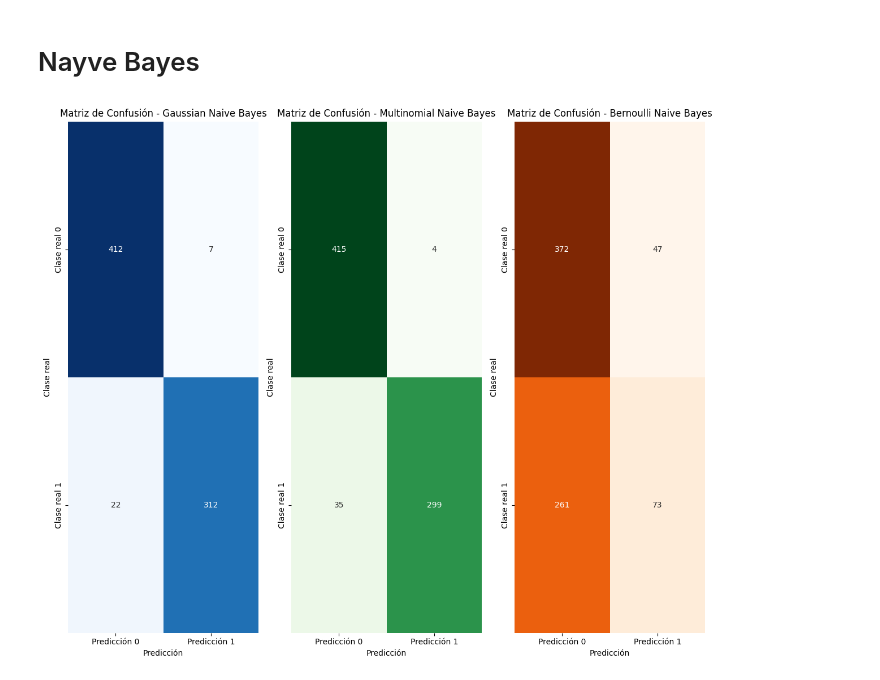
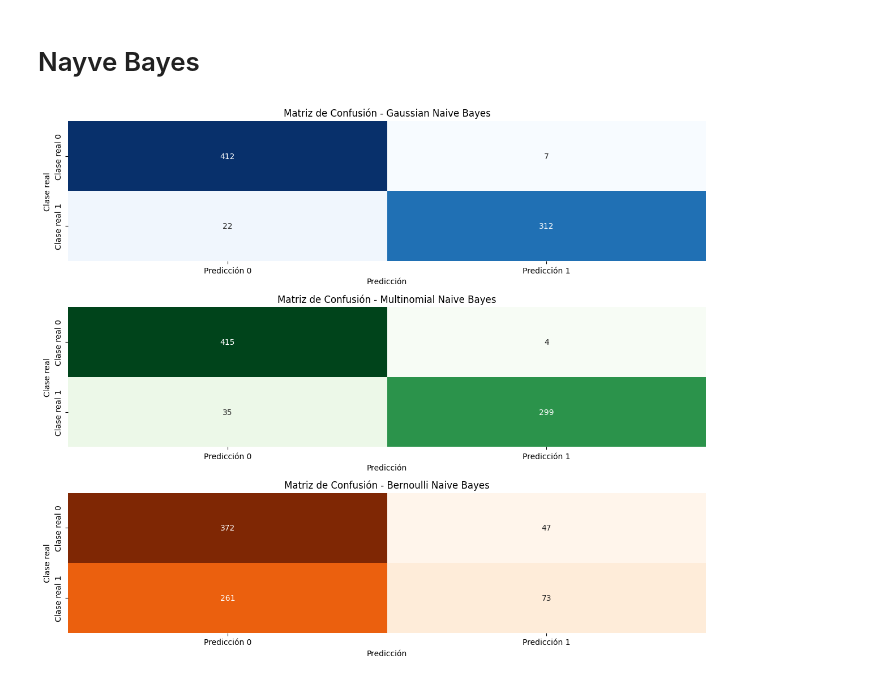
Before and after one commit to andreww44/MachineLearningBrainTumor, a Jupyter notebook: set2MachineLearning.ipynb, the cells around one changed output. Drawn from its saved outputs; the diff is of its cells as text; code cells hidden in the pictures.

```diff
--- a/set2MachineLearning.ipynb
+++ b/set2MachineLearning.ipynb
@@ -193,32 +193,32 @@ X_train, X_test, y_train, y_test = train_test_split(X, y, test_size=0.2, random_
 
 # Tipos de modelos Naive Bayes
 nb_models = {
     "Gaussian Naive Bayes": GaussianNB(),
     "Multinomial Naive Bayes": MultinomialNB(),
     "Bernoulli Naive Bayes": BernoulliNB()
 }
 
 # Colores para las matrices de confusión
 color_maps = ['Blues', 'Greens', 'Oranges']
 
 plt.figure(figsize=(12, 10))
 
 for i, (model_name, model) in enumerate(nb_models.items(), 1):
     # Entrenar el modelo
     model.fit(X_train, y_train)
     y_pred = model.predict(X_test)
     conf_matrix = confusion_matrix(y_test, y_pred)
 
     # Graficar matriz de confusión en un subplot con colores distintos
-    plt.subplot(3, 3, i)
+    plt.subplot(3, 1, i)
     sns.heatmap(conf_matrix, annot=True, fmt='d', cmap=color_maps[i-1], cbar=False,
                 xticklabels=[f'Predicción {i}' for i in range(conf_matrix.shape[1])],
                 yticklabels=[f'Clase real {i}' for i in range(conf_matrix.shape[0])])
     plt.title(f'Matriz de Confusión - {model_name}')
     plt.xlabel('Predicción')
     plt.ylabel('Clase real')
 
 plt.tight_layout()
 plt.show()
 # %% [output]
-[figure, old version]
+[figure, new version]
```
